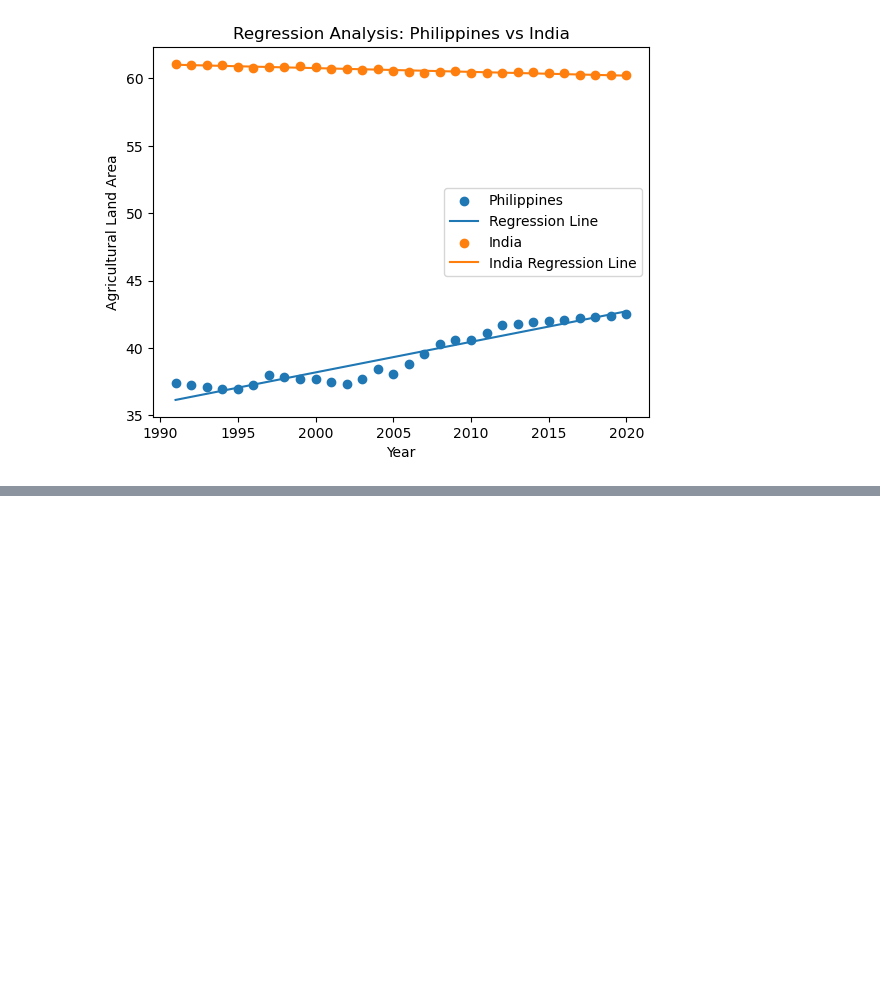
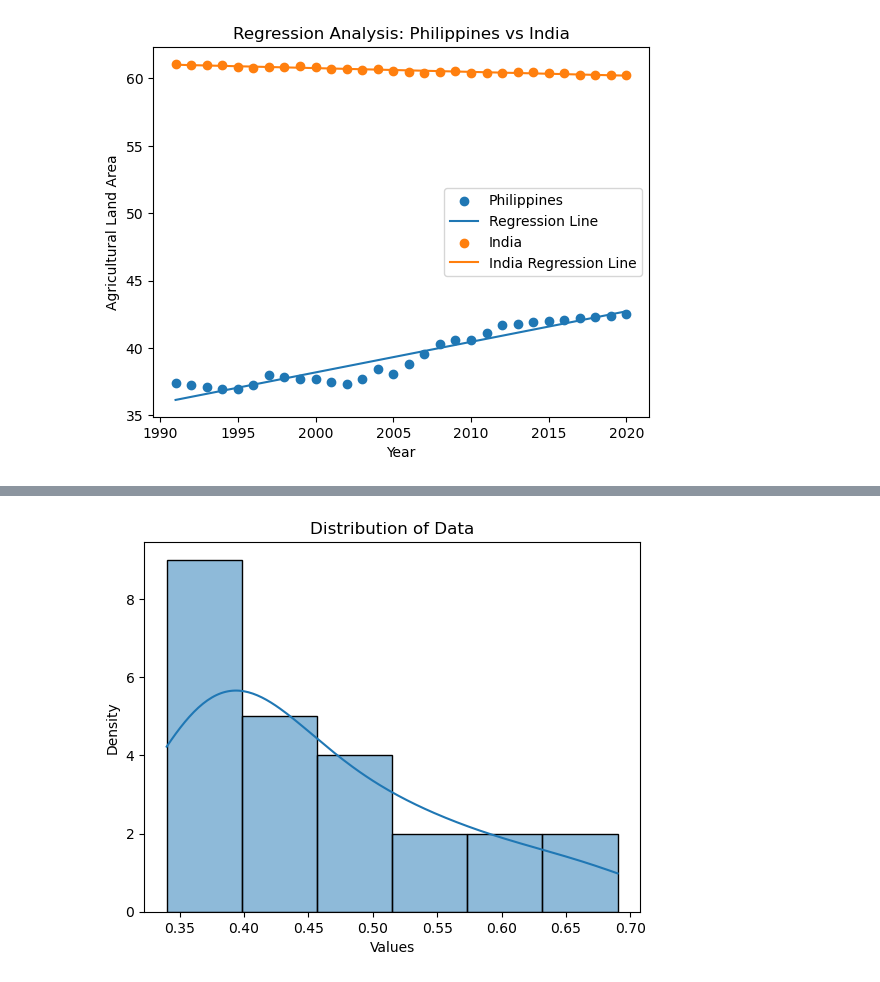
Before and after one commit to arvinmalaluan/002_INPHIRICE, a Jupyter notebook: assets/Untitled.ipynb, the cells around one changed output, grey strips where cells are left out. Cells and saved outputs as stored; diff of their text form; code cells hidden in the pictures; blank space fills up the shorter version.

```diff
--- a/assets/Untitled.ipynb
+++ b/assets/Untitled.ipynb
@@ -65,0 +113,20 @@ plt.show()
+# %%
+import matplotlib.pyplot as plt
+import seaborn as sns
+import numpy as np
+
+# Sample data
+data = np.array([0.6899999976158142, 0.6499999761581421, 0.6100000143051147, 0.5799999833106995, 0.550000011920929, 0.5299999713897705, 0.5099999904632568, 0.49000000953674316, 0.4699999988079071, 0.46000000834465027, 0.4399999976158142, 0.4300000071525574, 0.41999998688697815, 0.4099999964237213, 0.4000000059604645, 0.38999998569488525, 0.3799999952316284, 0.3799999952316284, 0.3700000047683716, 0.36000001430511475, 0.36000001430511475, 0.3499999940395355, 0.3499999940395355, 0.3400000035762787])
+
+# Plot histogram with density curve
+sns.histplot(data, kde=True)
+
+# Add labels and title
+plt.xlabel('Values')
+plt.ylabel('Density')
+plt.title('Distribution of Data')
+
+# Show the plot
+plt.show()
+# %% [output]
+[figure, added]
```
Also changed, not shown: parts of 3 cells of this notebook.
